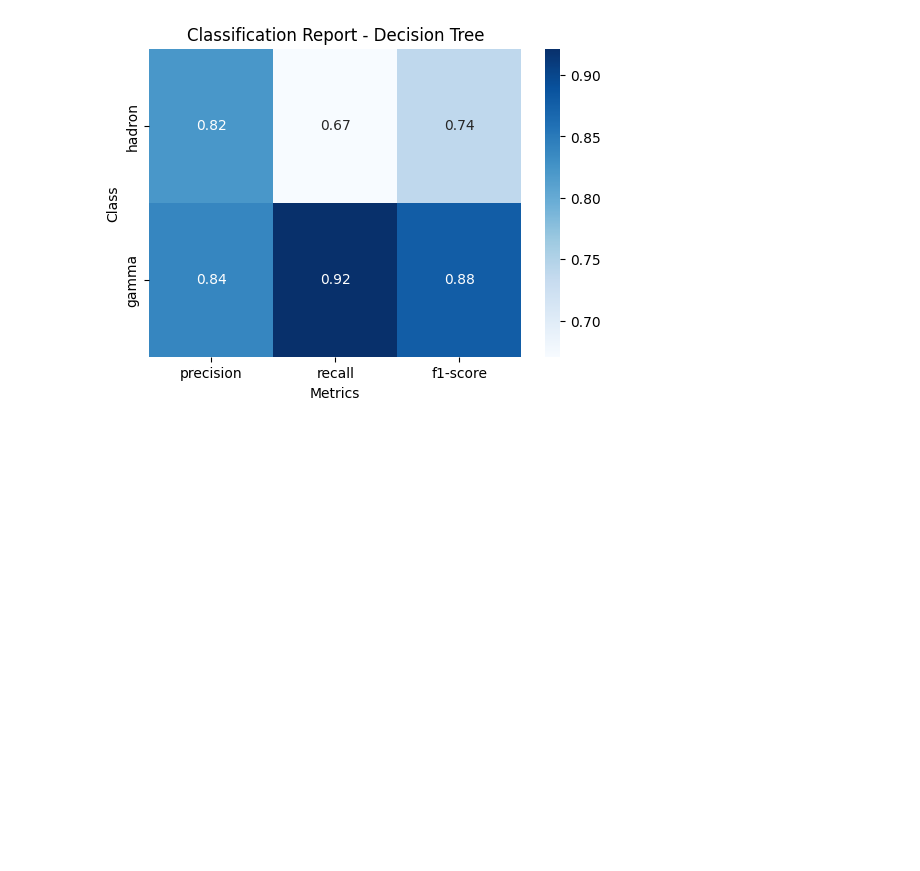
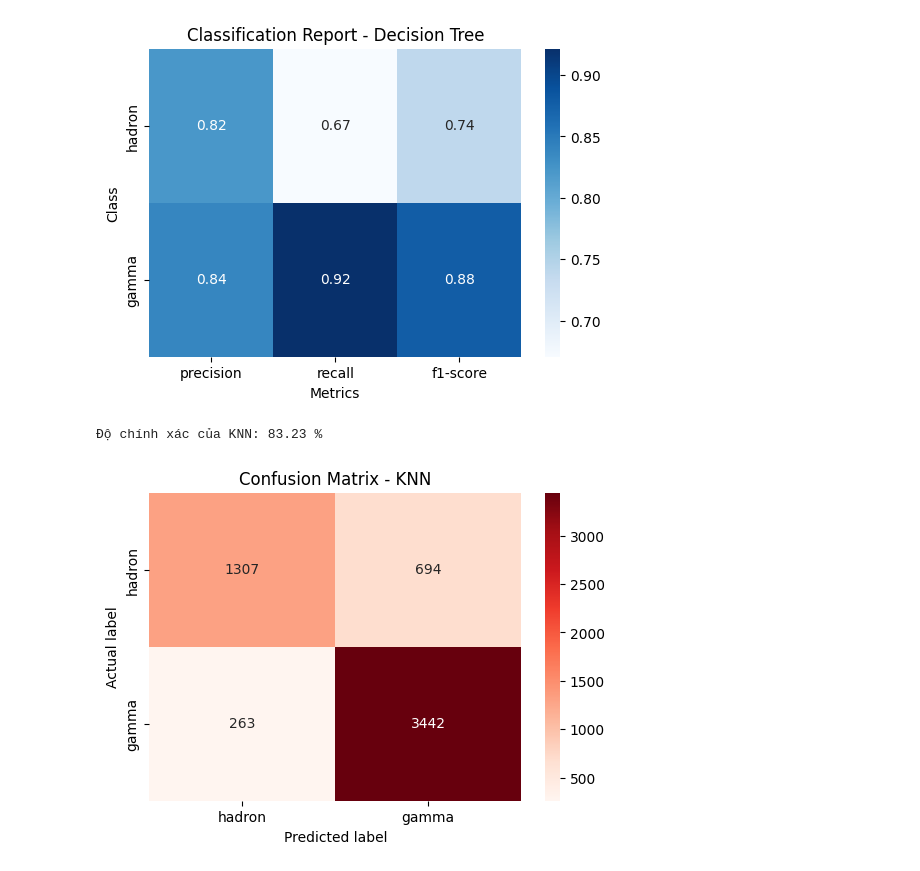
Before and after one commit to hoanle123564/MHUD_Nhom_10, a Jupyter notebook: magic_gamma.ipynb, the cells around one changed output. Drawn from its saved outputs; the diff is of its cells as text; code cells hidden in the pictures; blank space fills up the shorter version.

```diff
--- a/magic_gamma.ipynb
+++ b/magic_gamma.ipynb
@@ -93,3 +93,29 @@ plt.ylabel("Class")
 plt.show()
 # %% [output]
 [figure]
+# %%
+from sklearn.preprocessing import MinMaxScaler
+from sklearn.neighbors import KNeighborsClassifier
+
+scaler = MinMaxScaler()
+X_scaled = scaler.fit_transform(X)
+
+X_train, X_test, y_train, y_test = train_test_split(X_scaled, y, test_size=0.3, random_state=42)
+model_KNN = KNeighborsClassifier(n_neighbors=5)
+model_KNN.fit(X_train, y_train)
+y_pred_KNN = model_KNN.predict(X_test)
+
+print(f"Độ chính xác của KNN: {100 * accuracy_score(y_test, y_pred_KNN):.2f} %")
+# %% [output]
+Độ chính xác của KNN: 83.23 %
+# %%
+cm_KNN = confusion_matrix(y_test, y_pred_KNN)
+
+plt.figure(figsize=(6,4))
+sns.heatmap(cm_KNN, annot=True, fmt='d', cmap='Reds', xticklabels=['hadron','gamma'], yticklabels=['hadron','gamma'])
+plt.xlabel('Predicted label')
+plt.ylabel('Actual label')
+plt.title('Confusion Matrix - KNN')
+plt.show()
+# %% [output]
+[figure, added]
```
Also changed, not shown: parts of 1 cell of this notebook.
